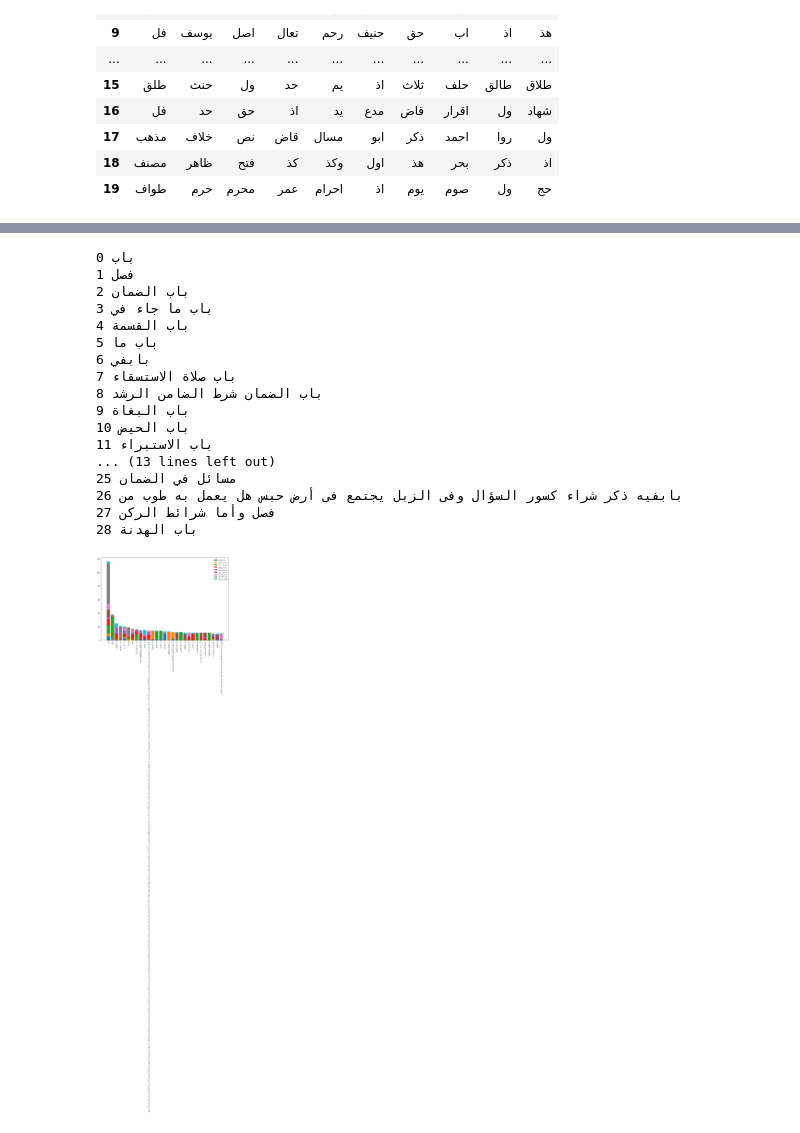
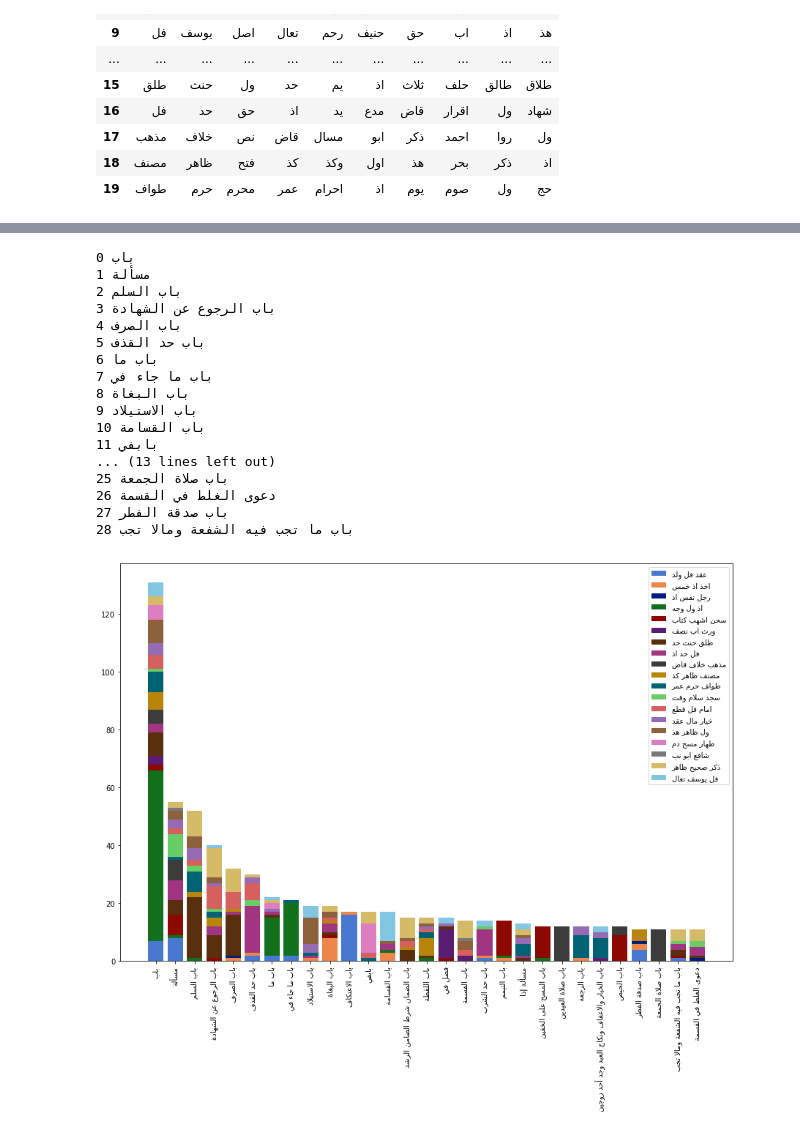
Before and after one commit to arabic-digital-humanities/adhtools, a Jupyter notebook: notebooks/TopicModelingVisualization.ipynb, the cells around one changed output, grey strips where cells are left out. Saved outputs shown, nothing was run; the diff lists cells and outputs as text; code cells hidden in the pictures.

Commit message:
Topic modeling notebooks for new fiqh data

```diff
--- a/notebooks/TopicModelingVisualization.ipynb
+++ b/notebooks/TopicModelingVisualization.ipynb
@@ -56,7 +63,9 @@ new_ind = pd.MultiIndex.from_tuples(zip(ind.get_level_values(0), new_ind))
 # %%
-largest_topics = document_topics.idxmax(axis=1)
-largest_topics = pd.concat([largest_topics,  metadata_newind['ChapterLength'], metadata_newind['Number_of_tokens']], axis=1)
+largest_topics = pd.DataFrame(document_topics.idxmax(axis=1))#, index=metadata_newind.index)
+largest_topics.index = metadata_newind.index
+
+largest_topics = pd.concat((largest_topics,  metadata_newind['ChapterLength'], metadata_newind['Number_of_tokens']), axis=1)
+
 #largest_topics.index = new_ind
 largest_topics = largest_topics.reset_index()
 largest_topics.columns = ['book', 'chapter', 'topic', 'length', 'total_length']
-book_dict = {b: i for i,b in enumerate(book_names)}
@@ -88,7 +99,7 @@ largest_topics[650:660]
 | 658 | 0179MalikIbnAnas.Muwatta | 658 | 12 | 359 | 146007 | 145177 | 144818 | 0.991857 | 0.994315 |
 | 659 | 0179MalikIbnAnas.Muwatta | 659 | 12 | 430 | 146007 | 145607 | 145177 | 0.994315 | 0.997260 |
 # %%
-color_list = sns.color_palette(n_colors=len(topic_names))
+color_list = sns.color_palette("muted", n_colors=10) + sns.color_palette("dark", n_colors=10)
 # %%
 import matplotlib.colors
 
@@ -281,10 +299,10 @@ Index(['-', 'فصل', 'باب التيمم', 'باب الحيض', 'باب صلا
 # %%
 # The 30 most common volume names
-voltitles = metadata_newind['VolumeTitle'].value_counts().head(30)[1:].index
+voltitles = metadata_newind['Level1Title'].value_counts().head(30)[1:].index
 for i,v in enumerate(voltitles):
     print(i,v)
-meta_sub = metadata_newind[metadata_newind.VolumeTitle.isin(voltitles)]
-plot_bars_per_topic(meta_sub, topic_names, 'VolumeTitle', reshape_col1=True, aggfunc=len)
+meta_sub = metadata_newind[metadata_newind.Level1Title.isin(voltitles)]
+plot_bars_per_topic(meta_sub, topic_names, 'Level1Title', reshape_col1=True, aggfunc=len)
 # %% [output]
 0 كتاب باب إغماض الميت
 1 كتاب الصلاة
@@ -307,26 +325,26 @@ plot_bars_per_topic(meta_sub, topic_names, 'VolumeTitle', reshape_col1=True, agg
 # %%
 # The 30 most common chapter names
-voltitles = metadata_newind['ChapterTitle'].value_counts().head(30)[1:].index
+voltitles = metadata_newind['Level2Title'].value_counts().head(30)[1:].index
 for i, v in enumerate(voltitles):
     print(i, v)
-meta_sub = metadata_newind[metadata_newind.ChapterTitle.isin(voltitles)]
-plot_bars_per_topic(meta_sub, topic_names, 'ChapterTitle', reshape_col1=True, aggfunc=len)
+meta_sub = metadata_newind[metadata_newind.Level2Title.isin(voltitles)]
+plot_bars_per_topic(meta_sub, topic_names, 'Level2Title', reshape_col1=True, aggfunc=len)
 # %% [output]
 0 باب
-1 فصل
-2 باب الضمان
-3 باب ما جاء في
-4 باب القسمة
-5 باب ما
-6 بابفي
-7 باب صلاة الاستسقاء
-8 باب الضمان شرط الضامن الرشد
-9 باب البغاة
-10 باب الحيض
-11 باب الاستبراء
+1 مسألة
+2 باب السلم
+3 باب الرجوع عن الشهادة
+4 باب الصرف
+5 باب حد القذف
+6 باب ما
+7 باب ما جاء في
+8 باب البغاة
+9 باب الاستيلاد
+10 باب القسامة
+11 بابفي
 ... (13 lines left out)
-25 مسائل في الضمان
-26 بابفيه ذكر شراء كسور السؤال وفى الزبل يجتمع فى أرض حبس هل يعمل به طوب من
-27 فصل وأما شرائط الركن
-28 باب الهدنة
+25 باب صلاة الجمعة
+26 دعوى الغلط في القسمة
+27 باب صدقة الفطر
+28 باب ما تجب فيه الشفعة ومالا تجب
-[figure, old version]
+[figure, new version]
```
Also changed, not shown: parts of 15 cells of this notebook, 2 other files.
